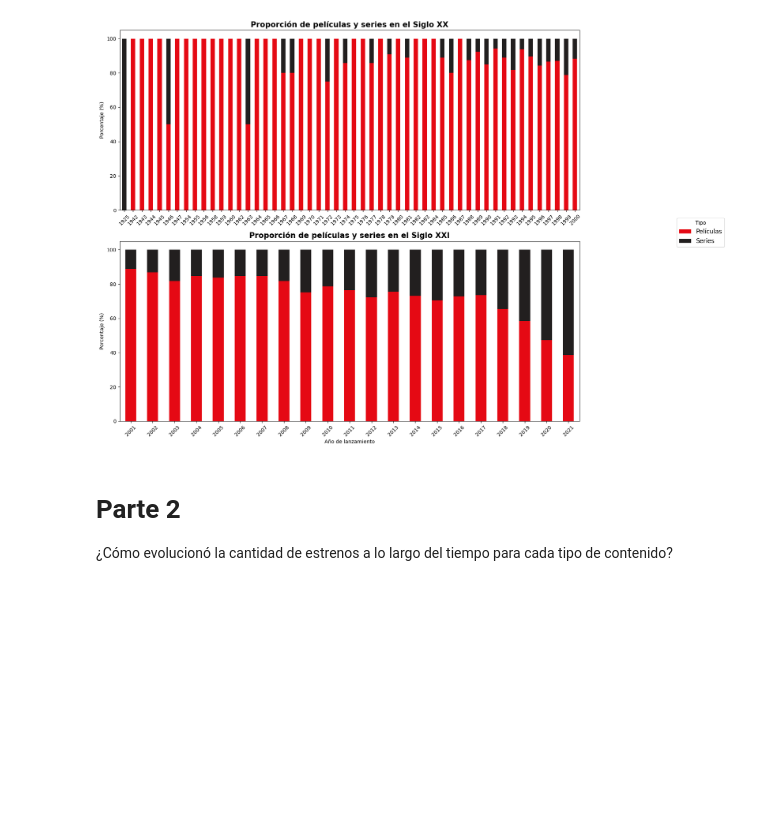
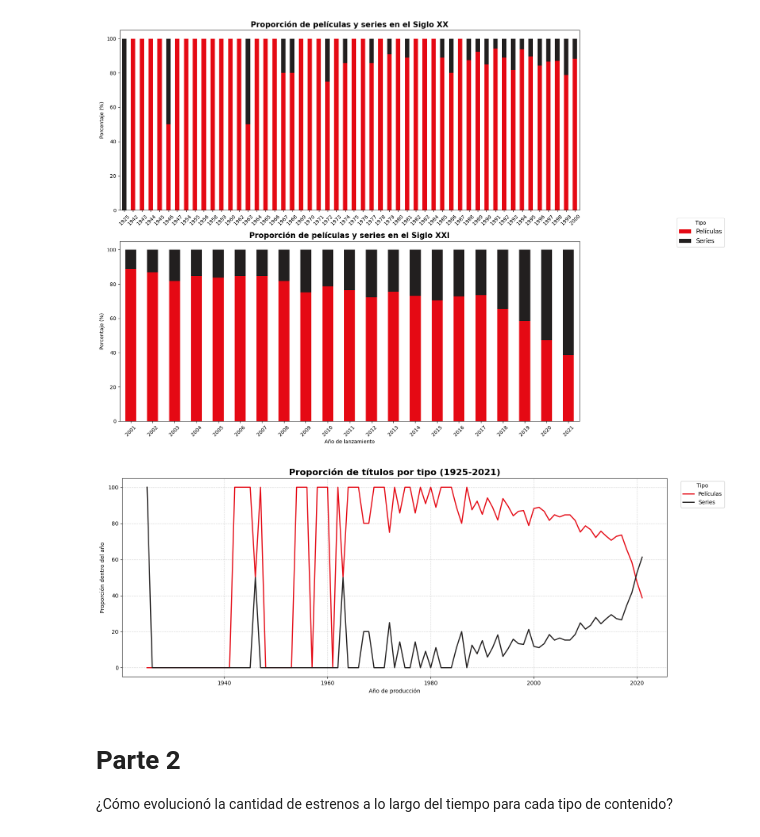
Before and after one commit to AnaMenoni/Practico-2-Analisis-de-Datos, a Jupyter notebook: practico2.ipynb, the cells around one changed output. Saved outputs shown, nothing was run; the diff lists cells and outputs as text; code cells hidden in the pictures; blank space fills up the shorter version.

```diff
--- a/practico2.ipynb
+++ b/practico2.ipynb
@@ -309,6 +310,35 @@ plt.tight_layout(rect=[0,0,0.85,1])
 plt.show()
 # %% [output]
 [figure]
+# %%
+proportion = df.groupby(['release_year', 'type']).size().unstack(fill_value=0)
+proportion_percent = proportion.div(proportion.sum(axis=1), axis=0) * 100
+
+full_range = pd.RangeIndex(1925, 2022)
+proportion_percent = proportion_percent.reindex(full_range, fill_value=0)
+
+fig, ax = plt.subplots(figsize=(16,6))
+
+proportion_percent['Movie'].plot(ax=ax, color='#e50914', linewidth=2, label="Películas")
+proportion_percent['TV Show'].plot(ax=ax, color='#221f1f', linewidth=2, label="Series")
+
+ax.set_title("Proporción de títulos por tipo (1925-2021)", fontsize=16, fontweight="bold")
+ax.set_ylabel("Proporción dentro del año")
+ax.set_xlabel("Año de producción")
+ax.grid(True, linestyle="--", alpha=0.5)
+
+ax.legend(
+    title="Tipo",
+    bbox_to_anchor=(1.02, 1),
+    loc="upper left",
+    frameon=True,
+    framealpha=0.9
+)
+
+plt.tight_layout()
+plt.show()
+# %% [output]
+[figure, added]
 # %% [markdown]
 # Parte 2
 ¿Cómo evolucionó la cantidad de estrenos a lo largo del tiempo
```
Also changed, not shown: parts of 7 cells of this notebook, 2 other files.
